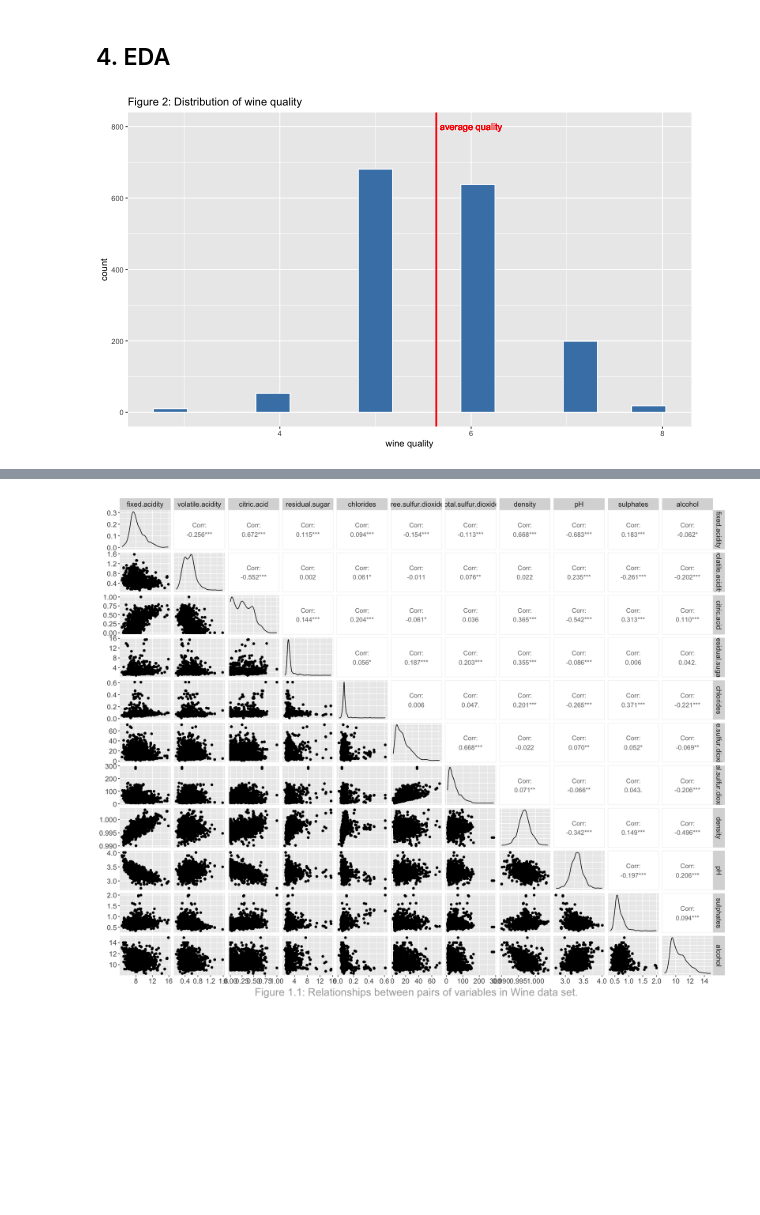
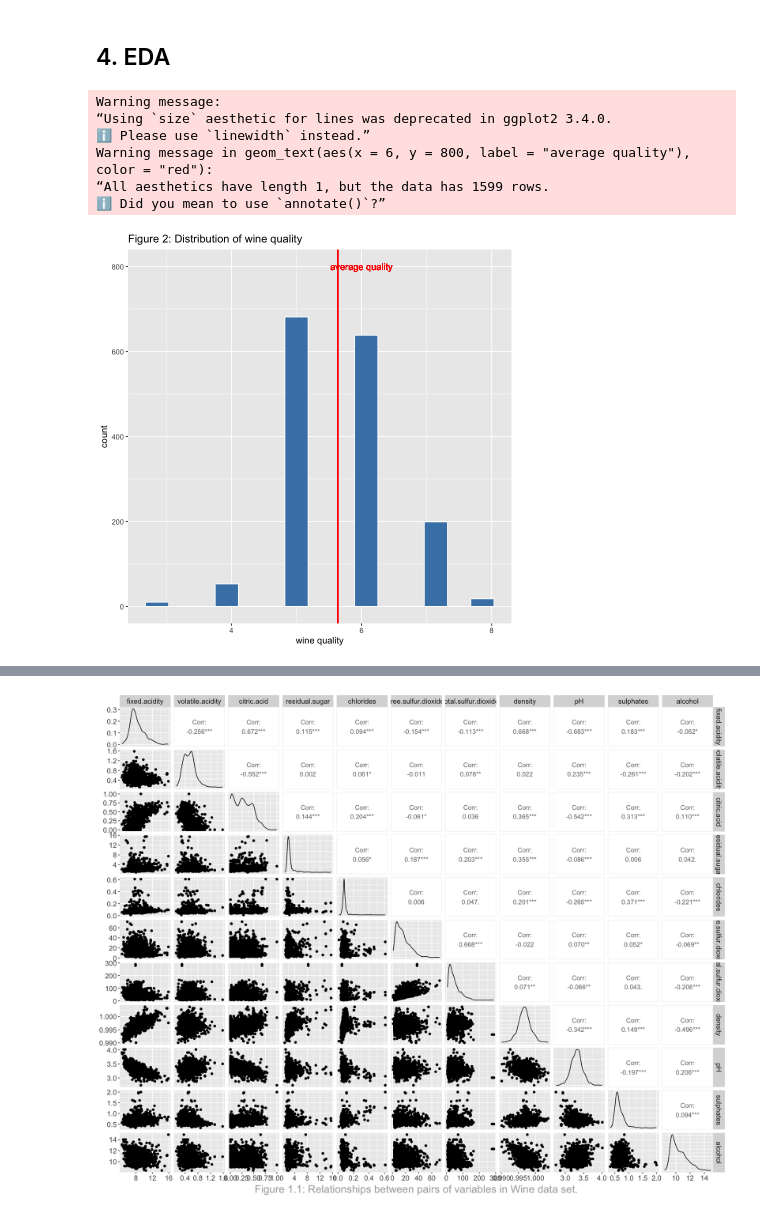
Before and after one commit to DSCI-310-2024/DSCI_310_Group_6, a Jupyter notebook: Wine.ipynb, the cells around one changed output, grey strips where cells are left out. Drawn from its saved outputs; the diff is of its cells as text; code cells hidden in the pictures; blank space fills up the shorter version.

```diff
--- a/Wine.ipynb
+++ b/Wine.ipynb
@@ -103,17 +85,23 @@ A data.frame: 6 × 12
 ## 4. EDA
 # %%
 # options(repr.plot.width=10, repr.plot.height=6)
-Price_distribution_plot <- ggplot(df, aes(x = quality)) +
+Price_distribution_plot <- ggplot(wine_data, aes(x = quality)) +
   geom_histogram(fill = "steelblue", color = "white", bins = 15) +
-  geom_vline(xintercept = mean(df$quality, na.rm = TRUE),
+  geom_vline(xintercept = mean(wine_data$quality, na.rm = TRUE),
              col = "red", size = 1) +
   geom_text(aes(x = 6, y =800, label = "average quality"), color = "red") +
   labs(title = "Figure 2: Distribution of wine quality ",
        x = "wine quality", y = "count")
 
 Price_distribution_plot
 # %% [output]
+Warning message:
+“Using `size` aesthetic for lines was deprecated in ggplot2 3.4.0.
+ℹ Please use `linewidth` instead.”
+Warning message in geom_text(aes(x = 6, y = 800, label = "average quality"), color = "red"):
+“All aesthetics have length 1, but the data has 1599 rows.
+ℹ Did you mean to use `annotate()`?”
-[figure, old version]
+[figure, new version]
 # %%
 long_wine_data <- wine_data %>%
   pivot_longer(cols = -quality, names_to = "Variable", values_to = "Value")
```
Also changed, not shown: parts of 8 cells of this notebook.
